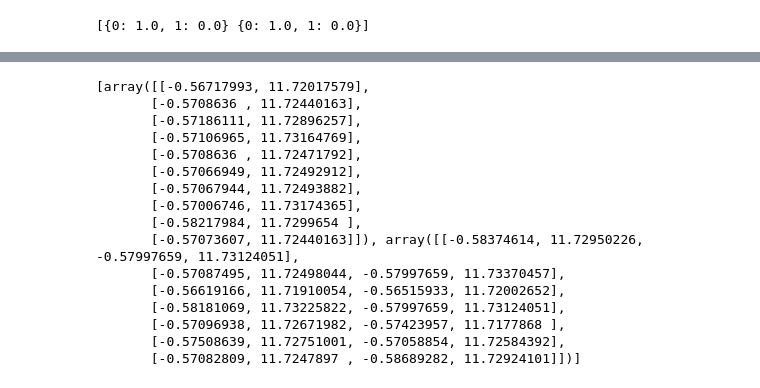
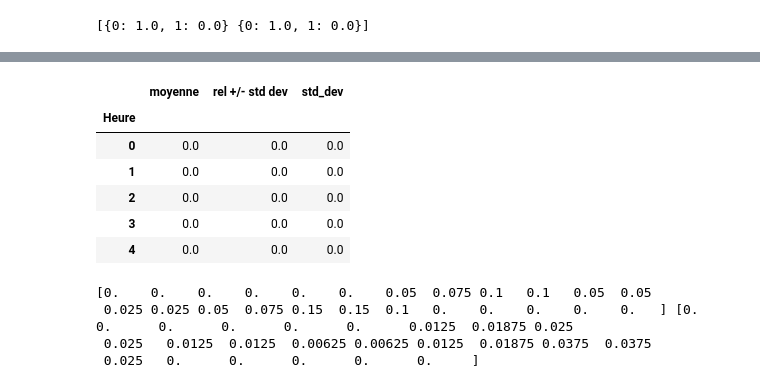
Before and after one commit to angus-chisholm/water-pump-placement, a Jupyter notebook: src/testing_notebook.ipynb, the cells around one changed output, grey strips where cells are left out. Drawn from its saved outputs; the diff is of its cells as text; code cells hidden in the pictures.

```diff
--- a/src/testing_notebook.ipynb
+++ b/src/testing_notebook.ipynb
@@ -1742,26 +1793,28 @@ bounds = np.array([
 grid_x, grid_y = np.mgrid[data['Lon'].min():data['Lon'].max():200j,
                         data['Lat'].min():data['Lat'].max():200j]
 grid_z = griddata((data['Lon'], data['Lat']), data['Altitude'], (grid_x, grid_y), method='cubic')
-# %%
-print(all_positions)
-# %% [output]
-[array([[-0.56717993, 11.72017579],
-       [-0.5708636 , 11.72440163],
-       [-0.57186111, 11.72896257],
-       [-0.57106965, 11.73164769],
-       [-0.5708636 , 11.72471792],
-       [-0.57066949, 11.72492912],
-       [-0.57067944, 11.72493882],
-       [-0.57006746, 11.73174365],
-       [-0.58217984, 11.7299654 ],
-       [-0.57073607, 11.72440163]]), array([[-0.58374614, 11.72950226, -0.57997659, 11.73124051],
-       [-0.57087495, 11.72498044, -0.57997659, 11.73370457],
-       [-0.56619166, 11.71910054, -0.56515933, 11.72002652],
-       [-0.58181069, 11.73225822, -0.57997659, 11.73124051],
-       [-0.57096938, 11.72671982, -0.57423957, 11.7177868 ],
-       [-0.57508639, 11.72751001, -0.57058854, 11.72584392],
-       [-0.57082809, 11.7247897 , -0.58689282, 11.72924101]])]
 # %%
 plotter = InteractiveParetoPlot(all_positions, all_result_vals, all_indices,
                       households, pos_pumps, grid_x, grid_y, grid_z, initial_impact, pipe_data, "impact",
                       max_nb_fountains, all_X)
+# %%
+usage_profile = pd.read_excel(r"data\usage_profile2.xlsx",index_col="Heure")
+# %%
+usage_profile.head()
+# %% [output]
+|  | moyenne | rel +/- std dev | std_dev |
+| Heure |  |  |  |
+| 0 | 0.0 | 0.0 | 0.0 |
+| 1 | 0.0 | 0.0 | 0.0 |
+| 2 | 0.0 | 0.0 | 0.0 |
+| 3 | 0.0 | 0.0 | 0.0 |
+| 4 | 0.0 | 0.0 | 0.0 |
+# %%
+means = usage_profile["moyenne"].to_numpy()
+std_devs = usage_profile["std_dev"].to_numpy()
+print(means, std_devs)
+# %% [output]
+[0.    0.    0.    0.    0.    0.    0.05  0.075 0.1   0.1   0.05  0.05
+ 0.025 0.025 0.05  0.075 0.15  0.15  0.1   0.    0.    0.    0.    0.   ] [0.      0.      0.      0.      0.      0.      0.0125  0.01875 0.025
+ 0.025   0.0125  0.0125  0.00625 0.00625 0.0125  0.01875 0.0375  0.0375
+ 0.025   0.      0.      0.      0.      0.     ]
```
Also changed, not shown: parts of 14 cells of this notebook, 2 other files.
